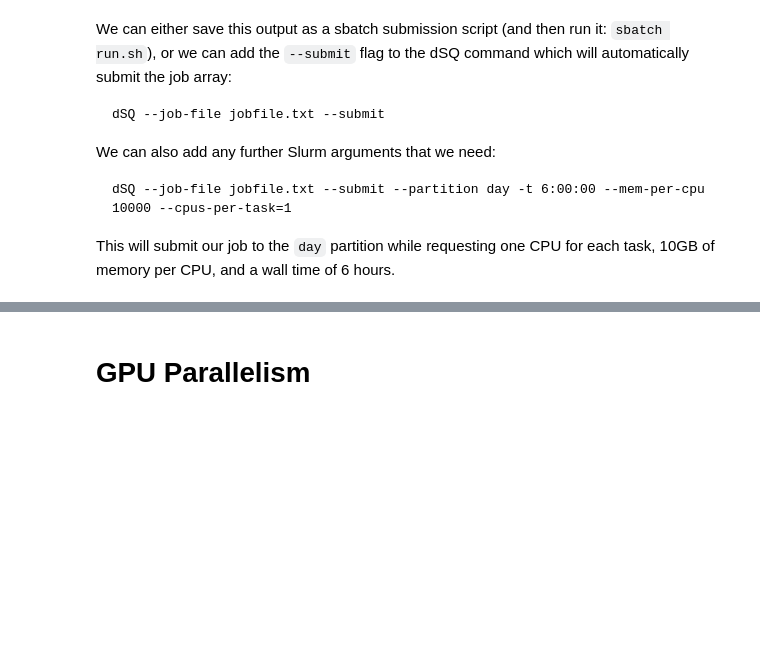
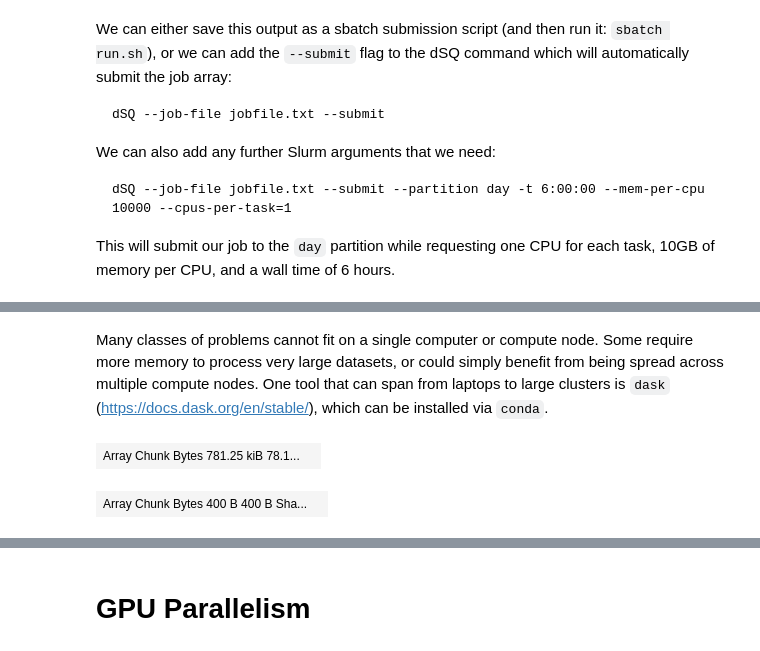
Before and after one commit to ycrc/parallel_python, a Jupyter notebook: ParallelPython.ipynb, the cells around one changed output, grey strips where cells are left out. Cells and saved outputs as stored; diff of their text form; code cells hidden in the pictures; blank space fills up the shorter version.

```diff
--- a/ParallelPython.ipynb
+++ b/ParallelPython.ipynb
@@ -651,0 +447,4 @@ Which prints: `Full Average: 10.00002060397186`
+# %% [markdown]
+Many classes of problems cannot fit on a single computer or compute node.
+Some require more memory to process very large datasets, or could simply benefit from being spread across multiple compute nodes.
+One tool that can span from laptops to large clusters is `dask` (https://docs.dask.org/en/stable/), which can be installed via `conda`.
@@ -651,0 +454,10 @@ Which prints: `Full Average: 10.00002060397186`
+# %%
+data = np.random.normal(size=100000).reshape(200, 500)
+a = da.from_array(data, chunks=(100, 100))
+a
+# %% [output]
+| Array Chunk Bytes 781.25 kiB 78.1... |  |
+# %%
+a[:50, 200]
+# %% [output]
+| Array Chunk Bytes 400 B 400 B Sha... |  |
```
Also changed, not shown: parts of 83 cells of this notebook, 3 other files.
